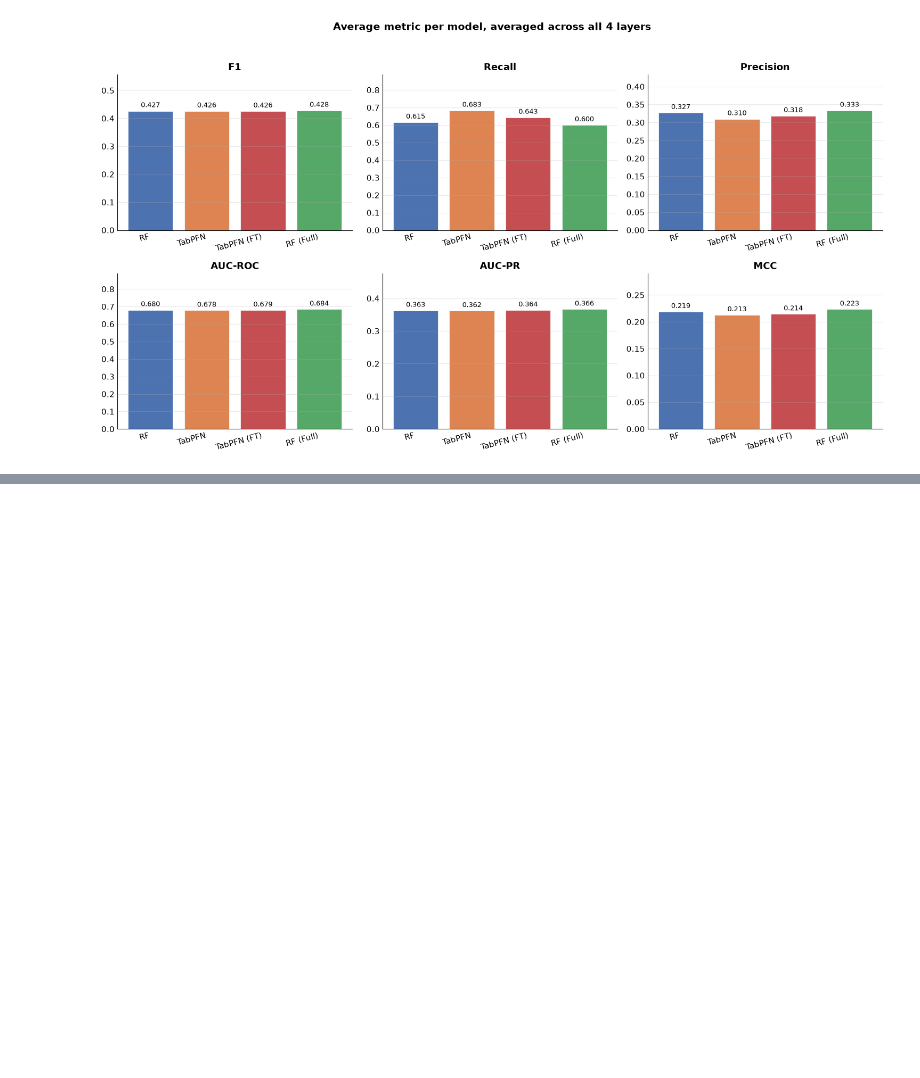
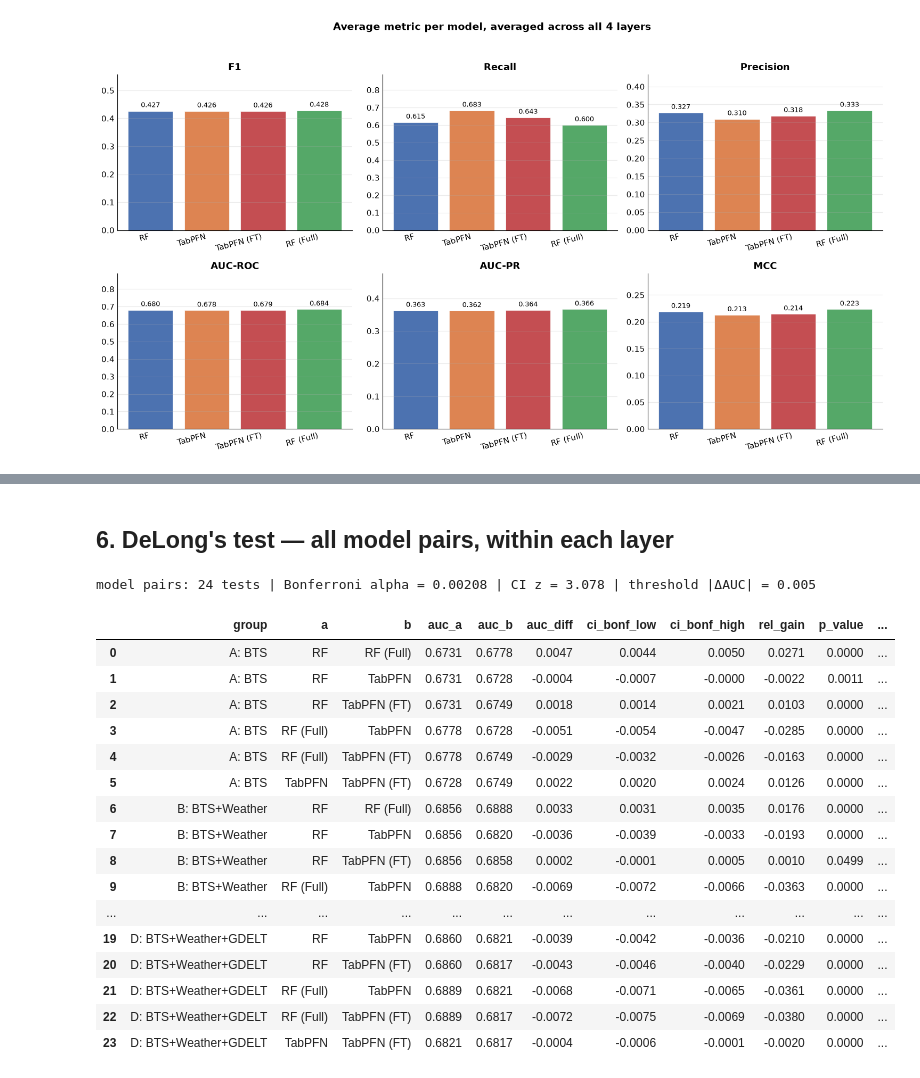
Before and after one commit to aniaand/BachelorThesisAirlineDelayPrediction, a Jupyter notebook: notebooks/results.ipynb, the cells around one changed output, grey strips where cells are left out. Cells and saved outputs as stored; diff of their text form; code cells hidden in the pictures; blank space fills up the shorter version.

```diff
--- a/notebooks/results.ipynb
+++ b/notebooks/results.ipynb
@@ -284,28 +219,0 @@ def delong_roc_test(y_true, proba_a, proba_b):
-# %%
-delong_results = []
-
-for name in layer_files:
-    key = f"{name}_subsampled"
-
-    rf_data = np.load(rf_dir / f"{key}_probs.npz")
-    y_test_rf, rf_proba = rf_data["y_test"], rf_data["test_proba"]
-
-    fm_proba = np.load(tabpfn_dir / f"{key}_y_proba.npy")
-
-    assert len(y_test_rf) == len(fm_proba), (
-        f"{key}: RF y_test length ({len(y_test_rf)}) != TabPFN proba length "
-        f"({len(fm_proba)}) -- these aren't the same test set, stop and check"
-    )
-
-    auc_rf, auc_fm, p_value = delong_roc_test(y_test_rf, rf_proba, fm_proba)
-    delong_results.append({
-        "layer": key, "auc_rf": auc_rf, "auc_fm": auc_fm,
-        "auc_diff": auc_fm - auc_rf, "p_value": p_value,
-        "significant_at_0.05": p_value < 0.05,
-    })
-    print(f"{key}: AUC RF={auc_rf:.4f}, TabPFN={auc_fm:.4f}, "
-          f"diff={auc_fm - auc_rf:+.4f}, p={p_value:.4f}")
-
-delong_df = pd.DataFrame(delong_results)
-delong_df.to_csv(results_dir / "delong_rf_vs_tabpfn.csv", index=False)
-delong_df
@@ -504,0 +375,33 @@ plt.show()
+# %% [markdown]
+## 6. DeLong's test — all model pairs, within each layer
+# %%
+model_rows = []
+for layer in layer_order:
+    for r in pairwise_delong(y_test, model_order, [probs[(m, layer)] for m in model_order]):
+        model_rows.append({"family": "model pairs", "group": layer, **r})
+
+model_pair_df = add_effect_sizes_and_correction(pd.DataFrame(model_rows))
+model_pair_df.to_csv(results_dir / "delong_model_pairs.csv", index=False)
+
+show_cols = ["group", "a", "b", "auc_a", "auc_b", "auc_diff", "ci_bonf_low", "ci_bonf_high",
+             "rel_gain", "p_value", "p_bonferroni", "sig_bonferroni", "verdict"]
+model_pair_df[show_cols].round(4)
+# %% [output]
+model pairs: 24 tests | Bonferroni alpha = 0.00208 | CI z = 3.078 | threshold |ΔAUC| = 0.005
+|  | group | a | b | auc_a | auc_b | auc_diff | ci_bonf_low | ci_bonf_high | rel_gain | p_value | ... |
+| 0 | A: BTS | RF | RF (Full) | 0.6731 | 0.6778 | 0.0047 | 0.0044 | 0.0050 | 0.0271 | 0.0000 | ... |
+| 1 | A: BTS | RF | TabPFN | 0.6731 | 0.6728 | -0.0004 | -0.0007 | -0.0000 | -0.0022 | 0.0011 | ... |
+| 2 | A: BTS | RF | TabPFN (FT) | 0.6731 | 0.6749 | 0.0018 | 0.0014 | 0.0021 | 0.0103 | 0.0000 | ... |
+| 3 | A: BTS | RF (Full) | TabPFN | 0.6778 | 0.6728 | -0.0051 | -0.0054 | -0.0047 | -0.0285 | 0.0000 | ... |
+| 4 | A: BTS | RF (Full) | TabPFN (FT) | 0.6778 | 0.6749 | -0.0029 | -0.0032 | -0.0026 | -0.0163 | 0.0000 | ... |
+| 5 | A: BTS | TabPFN | TabPFN (FT) | 0.6728 | 0.6749 | 0.0022 | 0.0020 | 0.0024 | 0.0126 | 0.0000 | ... |
+| 6 | B: BTS+Weather | RF | RF (Full) | 0.6856 | 0.6888 | 0.0033 | 0.0031 | 0.0035 | 0.0176 | 0.0000 | ... |
+| 7 | B: BTS+Weather | RF | TabPFN | 0.6856 | 0.6820 | -0.0036 | -0.0039 | -0.0033 | -0.0193 | 0.0000 | ... |
+| 8 | B: BTS+Weather | RF | TabPFN (FT) | 0.6856 | 0.6858 | 0.0002 | -0.0001 | 0.0005 | 0.0010 | 0.0499 | ... |
+| 9 | B: BTS+Weather | RF (Full) | TabPFN | 0.6888 | 0.6820 | -0.0069 | -0.0072 | -0.0066 | -0.0363 | 0.0000 | ... |
+| ... | ... | ... | ... | ... | ... | ... | ... | ... | ... | ... | ... |
+| 19 | D: BTS+Weather+GDELT | RF | TabPFN | 0.6860 | 0.6821 | -0.0039 | -0.0042 | -0.0036 | -0.0210 | 0.0000 | ... |
+| 20 | D: BTS+Weather+GDELT | RF | TabPFN (FT) | 0.6860 | 0.6817 | -0.0043 | -0.0046 | -0.0040 | -0.0229 | 0.0000 | ... |
+| 21 | D: BTS+Weather+GDELT | RF (Full) | TabPFN | 0.6889 | 0.6821 | -0.0068 | -0.0071 | -0.0065 | -0.0361 | 0.0000 | ... |
+| 22 | D: BTS+Weather+GDELT | RF (Full) | TabPFN (FT) | 0.6889 | 0.6817 | -0.0072 | -0.0075 | -0.0069 | -0.0380 | 0.0000 | ... |
+| 23 | D: BTS+Weather+GDELT | TabPFN | TabPFN (FT) | 0.6821 | 0.6817 | -0.0004 | -0.0006 | -0.0001 | -0.0020 | 0.0000 | ... |
```
Also changed, not shown: parts of 24 cells of this notebook.
